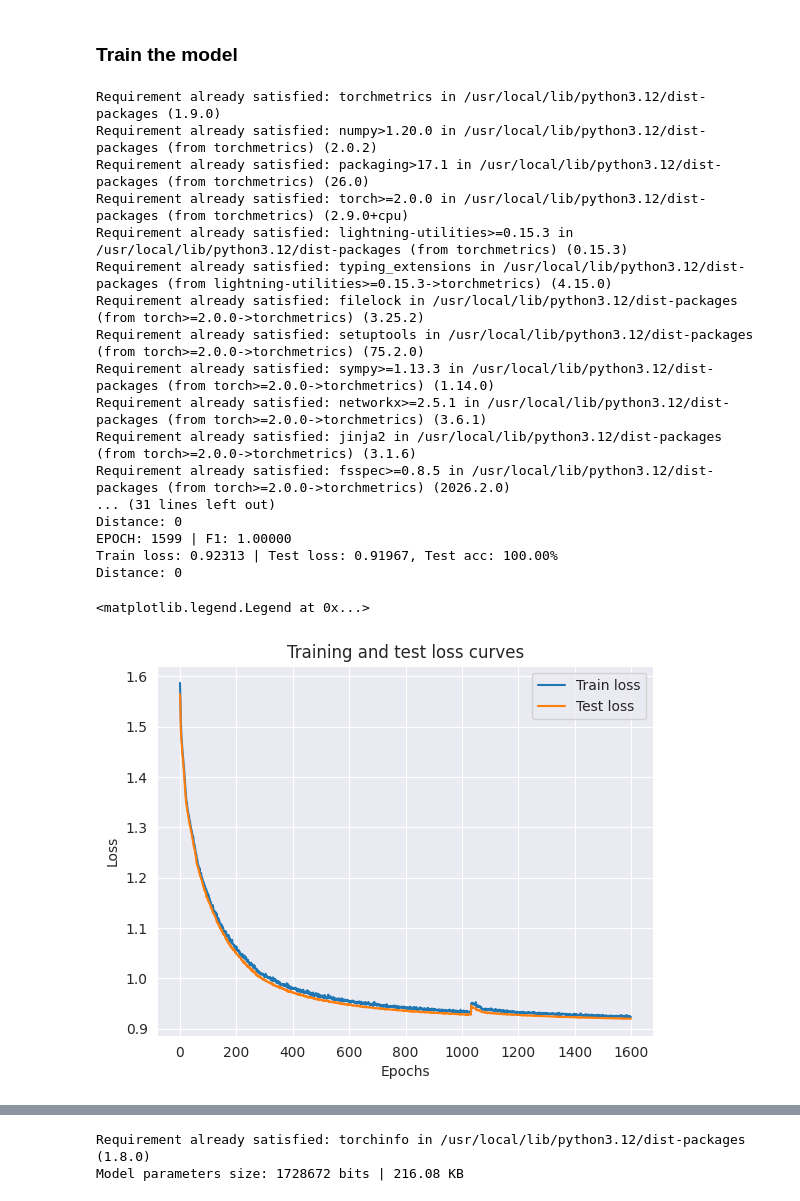
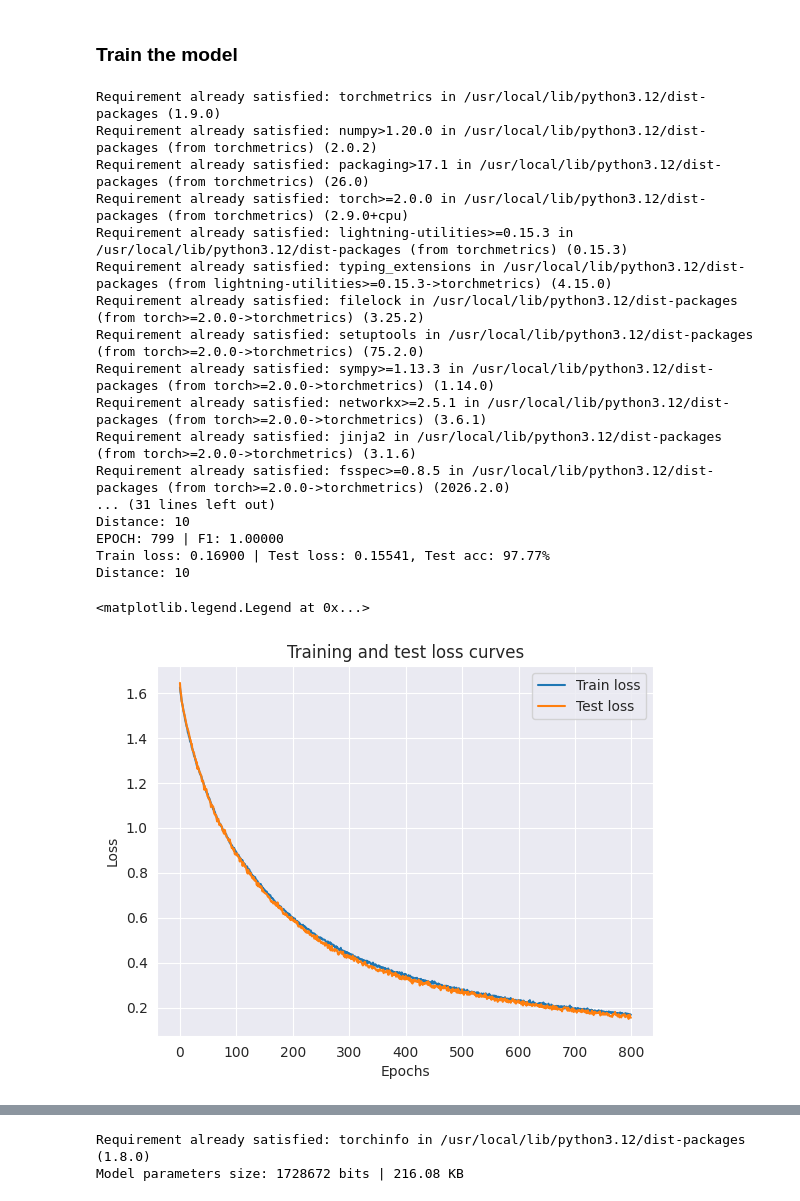
Before and after one commit to kevinsu-rgb/Senior_Design_TI_Project, a Jupyter notebook: dualchannel.ipynb, the cells around one changed output, grey strips where cells are left out. Cells and saved outputs as stored; diff of their text form; code cells hidden in the pictures.

```diff
--- a/dualchannel.ipynb
+++ b/dualchannel.ipynb
@@ -23,7 +23,7 @@ HEATMAP_ENABLED = True # Enable or disable heatmap generation
 HEATMAP_RESOLUTION = (10, 10) # Resolution of the heatmap (height, distance bins)
 
 # Training topics
-NUM_EPOCHS = 1600  # TRAINING: number of epochs to run
+NUM_EPOCHS = 800  # TRAINING: number of epochs to run
 BATCH_SIZE = 64  # TRAINING: batch size of datasets defining the iterative model update, 64 is OK result.
 TEST_SIZE_PERCENT = 20  # split dataset % between test(TEST_SIZE_PERCENT) and train(100-TEST_SIZE_PERCENT)
 LEARNING_RATE = .0001  # Learning rate of the optimizer which determines the step size at each iteration while moving toward a minimum of a loss function
@@ -448,7 +429,7 @@ for i, class_name in class_data.items():
     current_df = current_df.reset_index(drop=True)
 
     for j in range(len(current_df) - WINDOW_SIZE + 1):
-        window_df = current_df.iloc[i : i + WINDOW_SIZE]
+        window_df = current_df.iloc[j : j + WINDOW_SIZE]
 
         pc_window = window_df.iloc[:, :-1].values.flatten().tolist()
 
@@ -459,7 +440,7 @@ for i, class_name in class_data.items():
         y_list.append(i)
 
 
-X_pc_np = np.array(X_pc_list, dtype=np.float32)
+X_pc_np = np.array(X_pc_list, dtype=np.float32).reshape(-1, WINDOW_SIZE , 22)
 X_hm_np = np.array(X_hm_list, dtype=np.float32).reshape(-1, WINDOW_SIZE, 32, 32)
 y_np = np.array(y_list, dtype=np.int64)
 print(f"point cloud shape is {X_pc_np.shape}")
@@ -586,24 +578,17 @@ class LinearModel(nn.Module):
         )
 
     def forward(self, xp, xh):
-        out_p = self.pc_branch(xp) # Shape: [Batch, 32]
+        xp = xp.view(xp.size(0), -1)
+        out_p = self.pc_branch(xp)
 
-        # xh_shape: (BATCH_SIZE, 1, WINDOW_SIZE, 32, 32)
-        # Reshape xh to treat each heatmap in the window as a separate item for Conv2d
         batch_size, channels, window_size, h, w = xh.shape
-        xh_reshaped = xh.view(batch_size * window_size, channels, h, w) # Shape: (B*W, 1, 32, 32)
-
-        out_h_per_frame = self.conv_layers(xh_reshaped) # Shape: (B*W, 512)
-
-        # Aggregate the features from each frame in the window
-        out_h = out_h_per_frame.view(batch_size, window_size, -1) # Shape: (B, W, 512)
-        out_h = torch.mean(out_h, dim=1) # Aggregate by taking mean across window_size dimension. Shape: (B, 512)
+        xh_reshaped = xh.view(batch_size * window_size, channels, h, w)
+        out_h_per_frame = self.conv_layers(xh_reshaped)
+        out_h = out_h_per_frame.view(batch_size, window_size, -1)
+        out_h = torch.mean(out_h, dim=1)
 
         combined = torch.cat((out_p, out_h), dim=1)
-
-        out = self.fusion_head(combined)
-
-        return torch.softmax(out, dim=1)
+        return self.fusion_head(combined)
 # %%
 # Calculate accuracy (a classification metric)
 def accuracy_fn(y_true, y_pred):
@@ -628,7 +613,12 @@ from torchmetrics.classification import MulticlassF1Score
 from sklearn.metrics import confusion_matrix, ConfusionMatrixDisplay
 
 # Define model size and send to CPU
-model_0 = LinearModel(input_size=WINDOW_SIZE * FEATURE_COUNT, output_size=len(class_data))
+# The input_size for the LinearModel should be WINDOW_SIZE * X_pc_np.shape[2]
+# because X_pc_np has shape (num_samples, WINDOW_SIZE, num_features_per_frame)
+# and in the forward pass, xp is flattened to (batch_size, WINDOW_SIZE * num_features_per_frame).
+# The current FEATURE_COUNT was calculated as X_pc_np.shape[1] // WINDOW_SIZE, which is 1.
+# This led to input_size = 8 * 1 = 8, while the actual flattened input has 8 * 22 = 176 features.
+model_0 = LinearModel(input_size=WINDOW_SIZE * X_pc_np.shape[2], output_size=len(class_data))
 
 model_0.to(device)
 
@@ -717,35 +707,35 @@ for epoch in range(NUM_EPOCHS):
     train_loss_values.append(train_loss.detach())
     test_loss_values.append(test_loss.detach())
 
 if device == "cuda":
     all_labels = [x.item() for x in all_labels]
     all_preds = [x.item() for x in all_preds]
     train_loss_values = [x.item() for x in train_loss_values]
     test_loss_values = [x.item() for x in test_loss_values]
 
 plt.plot(epoch_count, train_loss_values, label="Train loss")
 plt.plot(epoch_count, test_loss_values, label="Test loss")
 plt.title("Training and test loss curves")
 plt.ylabel("Loss")
 plt.xlabel("Epochs")
 plt.legend()
 # %% [output]
 Requirement already satisfied: torchmetrics in /usr/local/lib/python3.12/dist-packages (1.9.0)
 Requirement already satisfied: numpy>1.20.0 in /usr/local/lib/python3.12/dist-packages (from torchmetrics) (2.0.2)
 Requirement already satisfied: packaging>17.1 in /usr/local/lib/python3.12/dist-packages (from torchmetrics) (26.0)
 Requirement already satisfied: torch>=2.0.0 in /usr/local/lib/python3.12/dist-packages (from torchmetrics) (2.9.0+cpu)
 Requirement already satisfied: lightning-utilities>=0.15.3 in /usr/local/lib/python3.12/dist-packages (from torchmetrics) (0.15.3)
 Requirement already satisfied: typing_extensions in /usr/local/lib/python3.12/dist-packages (from lightning-utilities>=0.15.3->torchmetrics) (4.15.0)
 Requirement already satisfied: filelock in /usr/local/lib/python3.12/dist-packages (from torch>=2.0.0->torchmetrics) (3.25.2)
 Requirement already satisfied: setuptools in /usr/local/lib/python3.12/dist-packages (from torch>=2.0.0->torchmetrics) (75.2.0)
 Requirement already satisfied: sympy>=1.13.3 in /usr/local/lib/python3.12/dist-packages (from torch>=2.0.0->torchmetrics) (1.14.0)
 Requirement already satisfied: networkx>=2.5.1 in /usr/local/lib/python3.12/dist-packages (from torch>=2.0.0->torchmetrics) (3.6.1)
 Requirement already satisfied: jinja2 in /usr/local/lib/python3.12/dist-packages (from torch>=2.0.0->torchmetrics) (3.1.6)
 Requirement already satisfied: fsspec>=0.8.5 in /usr/local/lib/python3.12/dist-packages (from torch>=2.0.0->torchmetrics) (2026.2.0)
 ... (31 lines left out)
-Distance: 0
-EPOCH: 1599 | F1: 1.00000
-Train loss: 0.92313 | Test loss: 0.91967, Test acc: 100.00%
-Distance: 0
+Distance: 10
+EPOCH: 799 | F1: 1.00000
+Train loss: 0.16900 | Test loss: 0.15541, Test acc: 97.77%
+Distance: 10
 <matplotlib.legend.Legend at 0x...>
-[figure, old version]
+[figure, new version]
```
Also changed, not shown: parts of 7 cells of this notebook.
